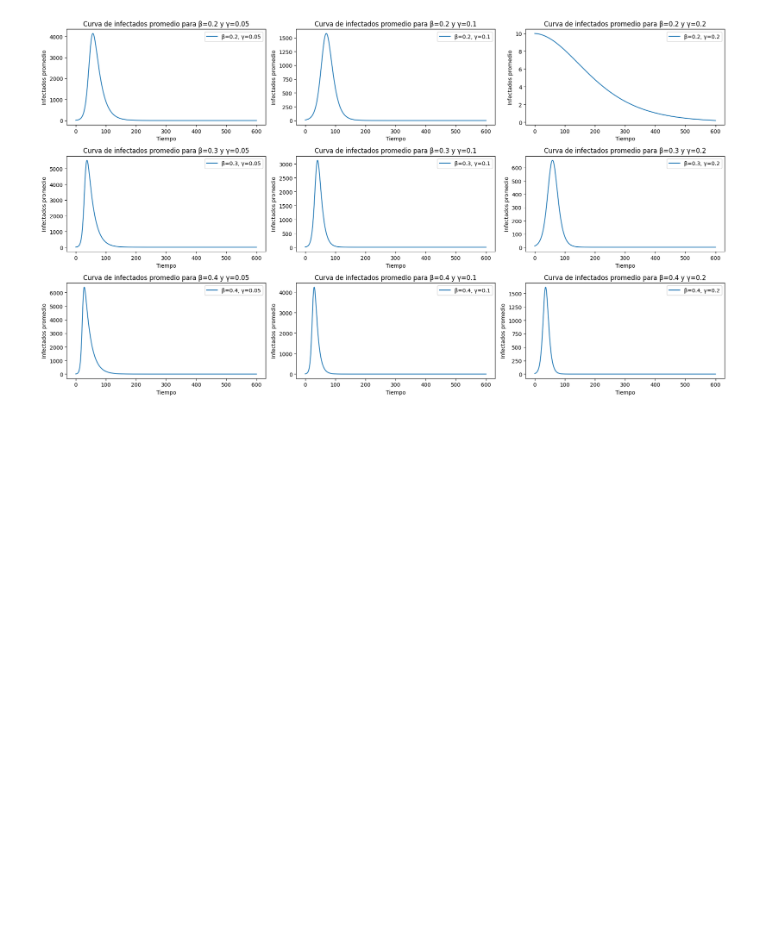
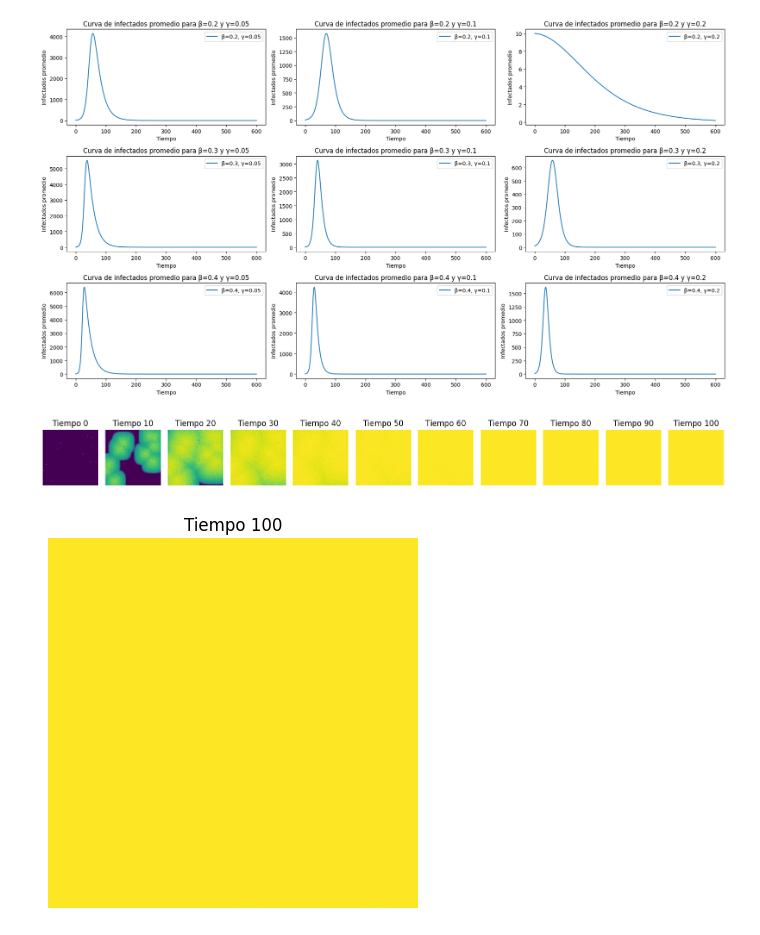
Before and after one commit to emiliosolanoo21/SIR_Model, a Jupyter notebook: modeloSIR.ipynb, the cells around one changed output. Drawn from its saved outputs; the diff is of its cells as text; code cells hidden in the pictures; blank space fills up the shorter version.

```diff
--- a/modeloSIR.ipynb
+++ b/modeloSIR.ipynb
@@ -212,0 +270,46 @@ plt.show()
+# %%
+# Parámetros de la simulación
+M, N = 100, 100     # Tamaño de la población
+T = 100             # Tiempo de simulación
+I0 = 10             # Número inicial de infectados
+rad = 2             # Radio de interacción
+beta = 0.3          # Probabilidad de infección
+gamma = 0.1         # Probabilidad de recuperación
+Nexp = 100          # Número de experimentos
+
+# Generar lista de posiciones infectadas aleatoriamente
+infectedPos = [(np.random.randint(0, M), np.random.randint(0, N)) for _ in range(I0)]
+
+# Ejecutar simulaciones
+avgHistory = simMSIR(Nexp, M, N, T, infectedPos, rad, beta, gamma)
+
+# Graficar snapshots del grid promedio
+def snapshots(avgHistory, times=[0, 10, 20, 30, 40, 50, 60, 70, 80, 90, 100]):
+    fig, axes = plt.subplots(1, len(times), figsize=(15, 3))
+    for ax, t in zip(axes, times):
+        ax.imshow(avgHistory[t], cmap='viridis', vmin=0, vmax=2)
+        ax.set_title(f'Tiempo {t}')
+        ax.axis('off')
+    plt.tight_layout()
+    plt.show()
+
+snapshots(avgHistory)
+
+fig, ax = plt.subplots()
+ax.set_title('Simulación Promedio')
+
+def update(frame):
+    ax.clear()
+    ax.imshow(avgHistory[frame], cmap='viridis', vmin=0, vmax=2)
+    ax.set_title(f'Tiempo {frame}')
+    ax.axis('off')
+
+ani = animation.FuncAnimation(fig, update, frames=T + 1, interval=100, blit=False)
+
+writer = PillowWriter(fps=10)
+ani.save('average_simulation.gif', writer=writer)
+
+plt.show()
+# %% [output]
+[figure, added]
+[figure, added]
```
Also changed, not shown: parts of 1 cell of this notebook, 1 other file.
